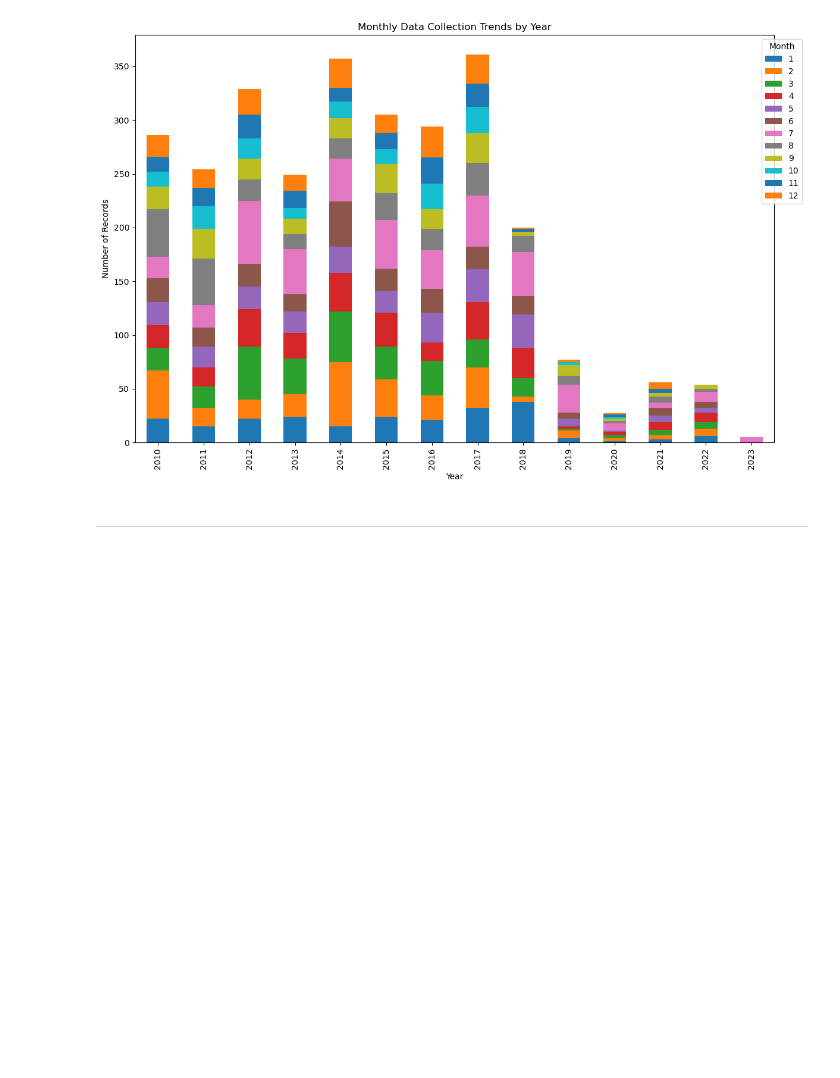
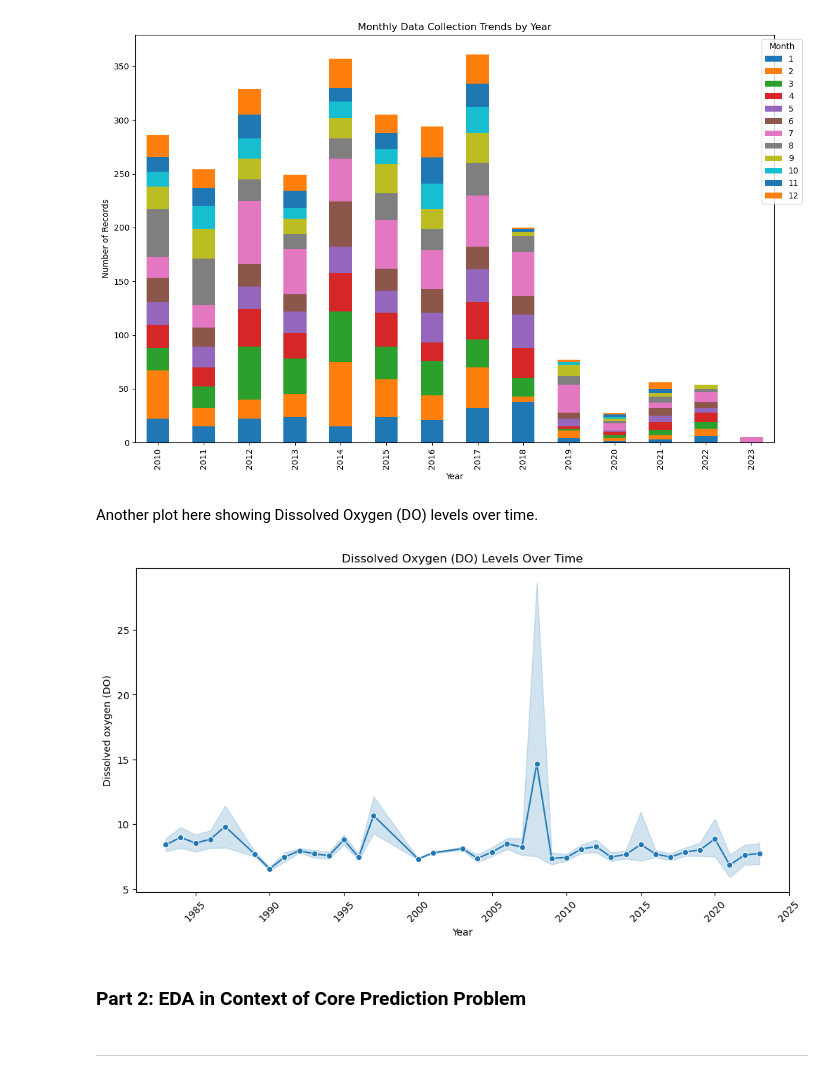
Before and after one commit to vishalival/eneres131-final-proj, a Jupyter notebook: final_notebook.ipynb, the cells around one changed output. Cells and saved outputs as stored; diff of their text form; code cells hidden in the pictures; blank space fills up the shorter version.

```diff
--- a/final_notebook.ipynb
+++ b/final_notebook.ipynb
@@ -635,6 +641,18 @@ plt.tight_layout()
 plt.show()
 # %% [output]
 [figure]
+# %% [markdown]
+Another plot here showing Dissolved Oxygen (DO) levels over time.
+# %%
+plt.figure(figsize=(12, 6))
+sns.lineplot(x='Year', y='Dissolved oxygen (DO)', data=do_pivoted_df_final, marker='o')
+plt.title('Dissolved Oxygen (DO) Levels Over Time')
+plt.xticks(rotation=45)
+plt.show()
+# %% [output]
+[figure, added]
+# %% [markdown]
+### **Part 2: EDA in Context of Core Prediction Problem**
 # %% [markdown]
 ---
 # %% [markdown]
```
Also changed, not shown: parts of 20 cells of this notebook.
